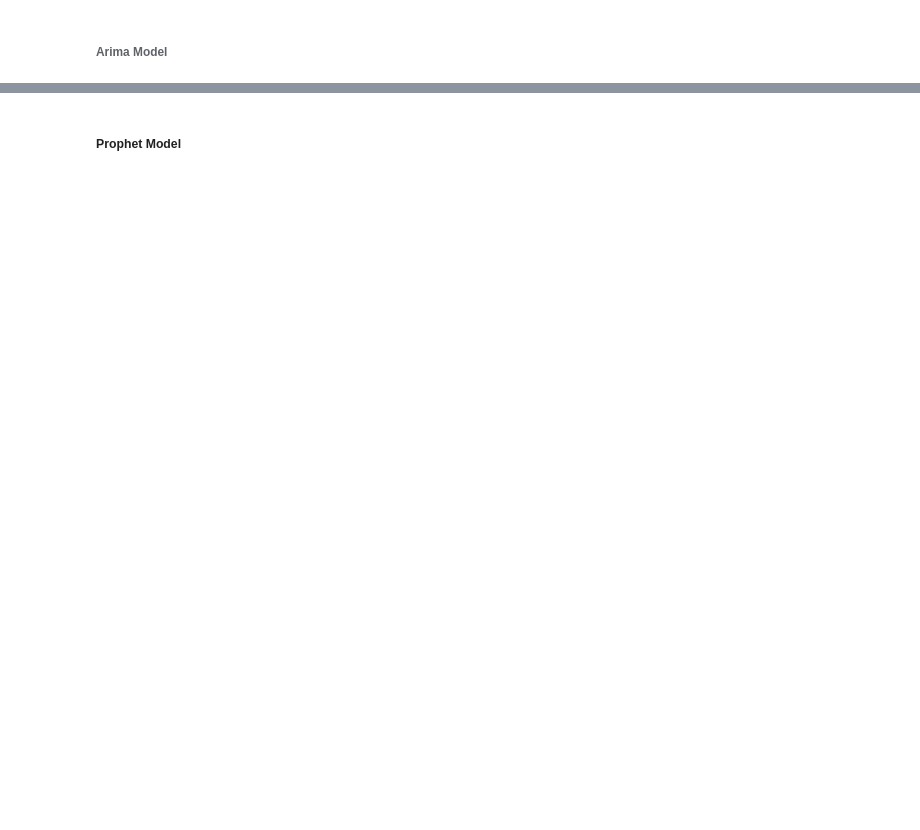
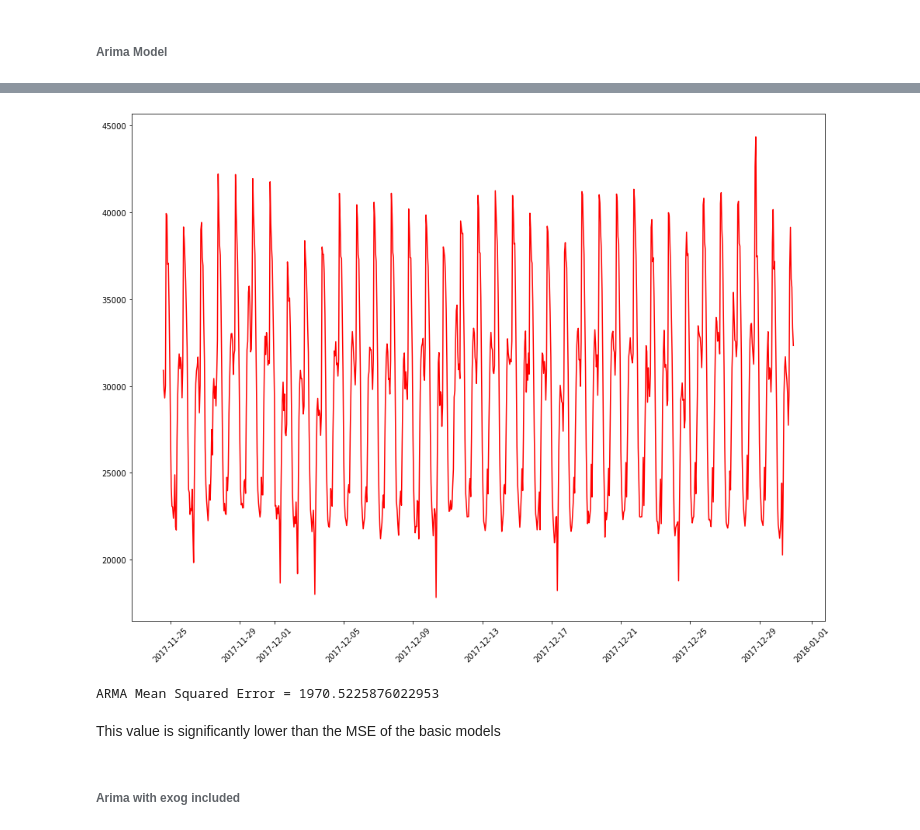
Before and after one commit to CassidyExum/Power-Consumption-Modeling, a Jupyter notebook: Power Consumption Modeling.ipynb, the cells around one changed output, grey strips where cells are left out. Drawn from its saved outputs; the diff is of its cells as text; code cells hidden in the pictures; blank space fills up the shorter version.

```diff
--- a/Power Consumption Modeling.ipynb
+++ b/Power Consumption Modeling.ipynb
@@ -601,2 +692,0 @@ print(res_arma.summary())
-# %% [markdown]
-##### Prophet Model
@@ -606,0 +693,27 @@ Prophet_model.fit(Y_1)
+# %%
+# Resmaple the data like we did above to make it possible to use time-series. 53000 points is too much for my PC
+
+arima_data = data.resample("1H").mean()
+arimaY = arima_data['Zone 1 Power Consumption']
+# %%
+# For plotting purposes to make the plots more readable
+
+split = int(len(arimaY)*.9)
+# %%
+arima_1_model = ARIMA(arimaY, order=(2, 0, 2))
+results_1 = arima_1_model.fit()
+
+plt.subplots(figsize=(16, 12))
+plt.xticks(rotation=45)
+plt.plot(results.fittedvalues[split:], color='red');
+# %% [output]
+[figure, added]
+# %%
+arma_1_mse = np.sqrt(mean_squared_error(arimaY, results_1.predict()))
+print('ARMA Mean Squared Error = {}'.format(arma_1_mse))
+# %% [output]
+ARMA Mean Squared Error = 1970.5225876022953
+# %% [markdown]
+This value is significantly lower than the MSE of the basic models
+# %% [markdown]
+###### Arima with exog included
```
Also changed, not shown: parts of 58 cells of this notebook.
